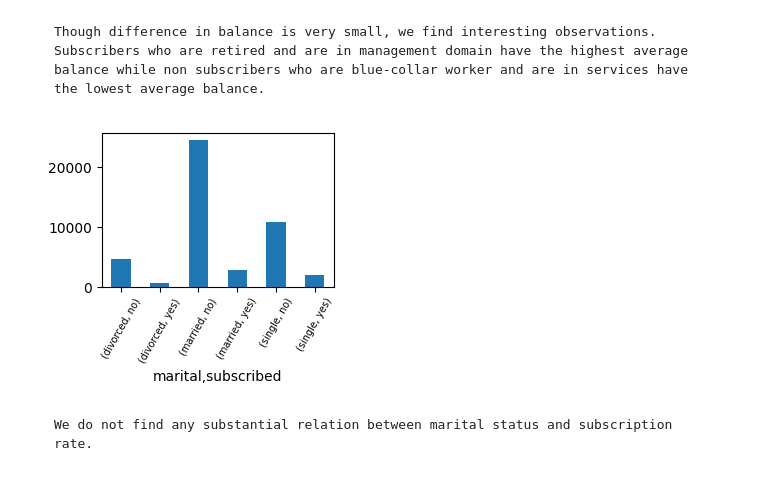
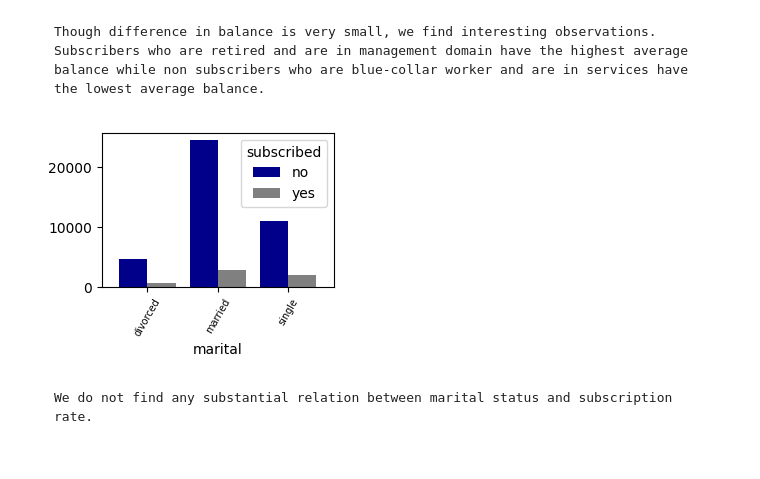
Before and after one commit to Padhanaya/apex-project2, a Jupyter notebook: apex.ipynb, the cells around one changed output. Saved outputs shown, nothing was run; the diff lists cells and outputs as text; code cells hidden in the pictures.

````diff
--- a/apex.ipynb
+++ b/apex.ipynb
@@ -475,11 +475,12 @@ Though difference in balance is very small, we find interesting observations. Su
 ```
 # %%
 # Checking whether marital status affect the subscription rate or not.
-df.groupby(['marital', 'subscribed']).size().plot(kind = 'bar', figsize = (3,2))
+df.groupby('marital')['subscribed'].value_counts().unstack()\
+    .plot(kind = 'bar', figsize = (3,2), color = ["darkblue",'gray'], width = 0.8)
 plt.xticks(rotation = 60, size = 7)
 plt.show()
 # %% [output]
-[figure, old version]
+[figure, new version]
 # %% [markdown]
 ```
 We do not find any substantial relation between marital status and subscription rate.
````
Also changed, not shown: parts of 24 cells of this notebook.
